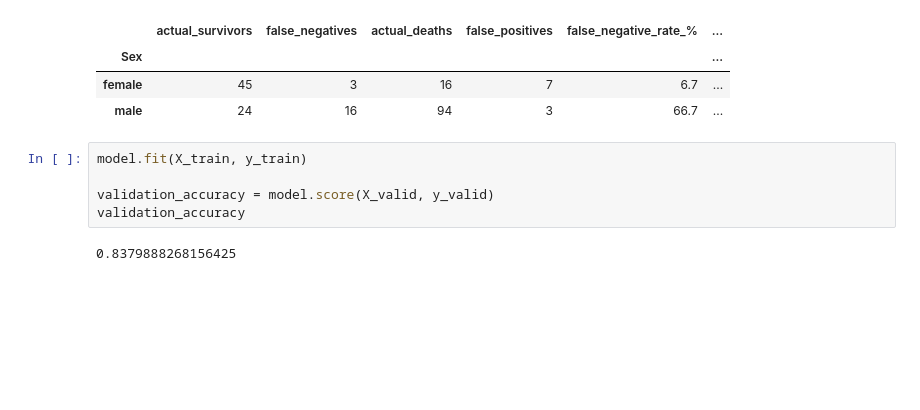
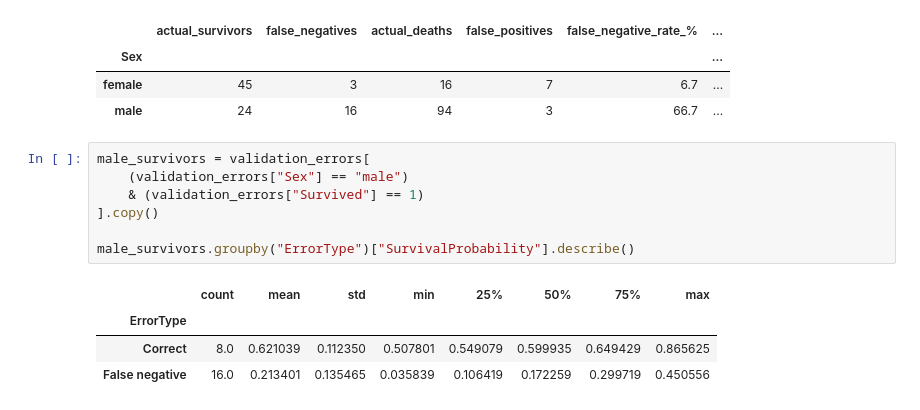
Before and after one commit to Shamil-lateef/titanic-kaggle, a Jupyter notebook: main.ipynb, the cells around one changed output. Drawn from its saved outputs; the diff is of its cells as text; blank space fills up the shorter version.

```diff
--- a/main.ipynb
+++ b/main.ipynb
@@ -295,10 +390,15 @@ by_sex
 | Sex |  |  |  |  |  | ... |
 | female | 45 | 3 | 16 | 7 | 6.7 | ... |
 | male | 24 | 16 | 94 | 3 | 66.7 | ... |
-# %%
-model.fit(X_train, y_train)
-
-validation_accuracy = model.score(X_valid, y_valid)
-validation_accuracy
-# %% [output]
-0.8379888268156425
+# %%
+male_survivors = validation_errors[
+    (validation_errors["Sex"] == "male")
+    & (validation_errors["Survived"] == 1)
+].copy()
+
+male_survivors.groupby("ErrorType")["SurvivalProbability"].describe()
+# %% [output]
+|  | count | mean | std | min | 25% | 50% | 75% | max |
+| ErrorType |  |  |  |  |  |  |  |  |
+| Correct | 8.0 | 0.621039 | 0.112350 | 0.507801 | 0.549079 | 0.599935 | 0.649429 | 0.865625 |
+| False negative | 16.0 | 0.213401 | 0.135465 | 0.035839 | 0.106419 | 0.172259 | 0.299719 | 0.450556 |
```
Also changed, not shown: parts of 50 cells of this notebook, 1 other file.
